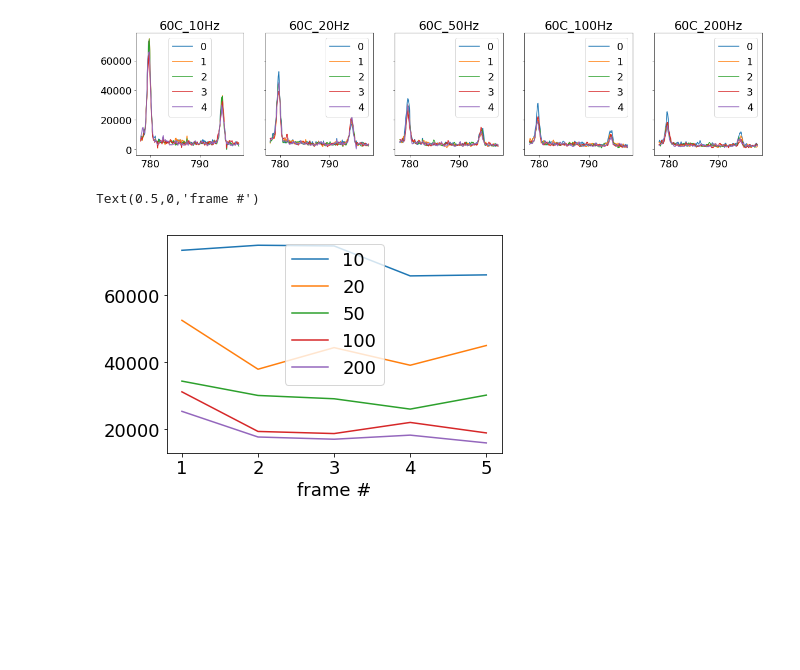
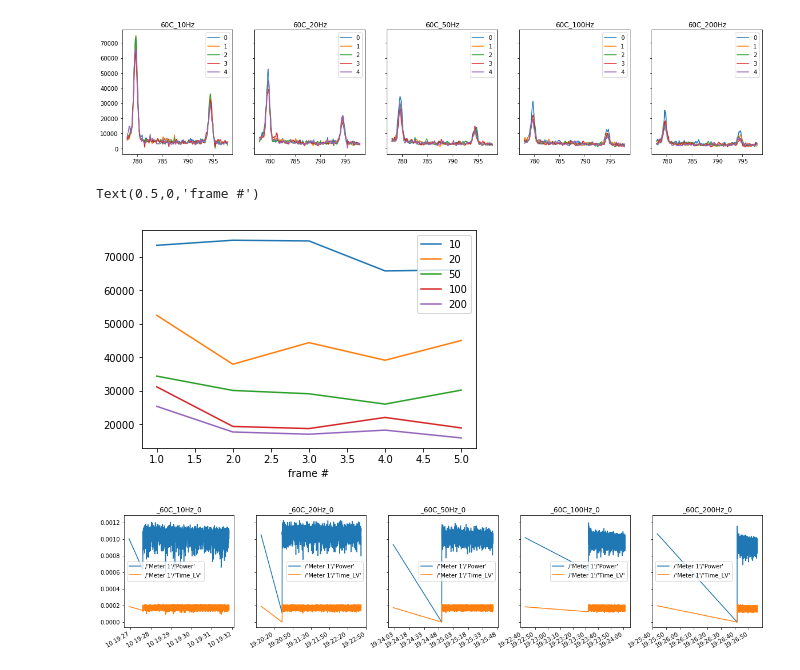
Before and after one commit to msb002/MHDlab, a Jupyter notebook: Analysis/Jupyter Notebooks/TRPL/VaporTubes 10-10-18.ipynb, the cells around one changed output. Cells and saved outputs as stored; diff of their text form; code cells hidden in the pictures; blank space fills up the shorter version.

Commit message:
setup loading of thermocouples and powermeter

```diff
--- a/Analysis/Jupyter Notebooks/TRPL/VaporTubes 10-10-18.ipynb
+++ b/Analysis/Jupyter Notebooks/TRPL/VaporTubes 10-10-18.ipynb
@@ -30,29 +58,19 @@ datafolder = "C:\\Users\\aspit\\OneDrive\\Data\\"
 # %%
-
-
-#filepaths = easygui.fileopenbox(multiple=True,default = datafolder)
-
-filepaths = ['C:\\Users\\aspit\\OneDrive\\Data\\2018-10-10\\Proj_VaporTubes\\RepRate2\\PIMAX_1_60C_10Hz.spe', 'C:\\Users\\aspit\\OneDrive\\Data\\2018-10-10\\Proj_VaporTubes\\RepRate2\\PIMAX_1_60C_20Hz.spe', 'C:\\Users\\aspit\\OneDrive\\Data\\2018-10-10\\Proj_VaporTubes\\RepRate2\\PIMAX_1_60C_50Hz.spe', 'C:\\Users\\aspit\\OneDrive\\Data\\2018-10-10\\Proj_VaporTubes\\RepRate2\\PIMAX_1_60C_100Hz.spe', 'C:\\Users\\aspit\\OneDrive\\Data\\2018-10-10\\Proj_VaporTubes\\RepRate2\\PIMAX_1_60C_200Hz.spe']
-
-dfs = load.common.create_tcdict(filepaths,load.spe.spe2df_spect,prefix = 'PIMAX_1_')
-
-
-
-dfs_cut = {}
-for testcase in dfs:
-    dfs_cut[testcase] = analysis.trpl.cutspectraldf(dfs[testcase], 778,798)
+dfs_PL_cut = {}
+for testcase in dfs_PL:
+    dfs_PL_cut[testcase] = analysis.trpl.cutspectraldf(dfs_PL[testcase], 778,798)
 
 reprates = [10,20,50,100,200]
 
 # maximums = []
-# for filename in dfs_cut:
-#     maximums.append(dfs[filename].max()[0])
+# for filename in dfs_PL_cut:
+#     maximums.append(dfs_PL[filename].max()[0])
 
 maximums = []
 
-for testcase in dfs_cut:
+for testcase in dfs_PL_cut:
     maxtemp = []
-    for idx in dfs_cut[testcase].columns:
-        maxtemp.append(dfs_cut[testcase][idx].max())
+    for idx in dfs_PL_cut[testcase].columns:
+        maxtemp.append(dfs_PL_cut[testcase][idx].max())
 
     maximums.append(maxtemp)
@@ -65,14 +77,14 @@ Successfully loaded 1 file(s) in a SpeFile object
 # %%
 fig, ax = plt.subplots(1,5,sharey = True, figsize = (20,4))
 
 i=0
-for filename in dfs_cut:
-    ax[i].plot(dfs_cut[filename].index,dfs_cut[filename])
+for filename in dfs_PL_cut:
+    ax[i].plot(dfs_PL_cut[filename].index,dfs_PL_cut[filename])
     ax[i].set_title(filename)
-    ax[i].legend(dfs_cut[filename].columns)
+    ax[i].legend(dfs_PL_cut[filename].columns)
     i=i+1
 # %% [output]
-[figure, old version]
+[figure, new version]
 # %%
 for maxarray in maximums:
     plt.plot([1,2,3,4,5],maxarray)
@@ -80,4 +92,18 @@ plt.legend(reprates)
 plt.xlabel('frame #')
 # %% [output]
 Text(0.5,0,'frame #')
-[figure, old version]
+[figure, new version]
+# %%
+fig, ax = plt.subplots(1,5,sharey = True, figsize = (20,4))
+
+i=0
+for filename in dfs_pow:
+    ax[i].plot(dfs_pow[filename]['/\'Meter 1\'/\'Time_LV\''],dfs_pow[filename]['/\'Meter 1\'/\'Power\''])
+    ax[i].plot(dfs_pow[filename]['/\'Meter 2\'/\'Time_LV\''],dfs_pow[filename]['/\'Meter 2\'/\'Power\''])
+    ax[i].set_title(filename)
+    ax[i].legend(dfs_pow[filename].columns)
+    i=i+1
+
+fig.autofmt_xdate()
+# %% [output]
+[figure, added]
```
Also changed, not shown: parts of 3 cells of this notebook, 1 other file.
